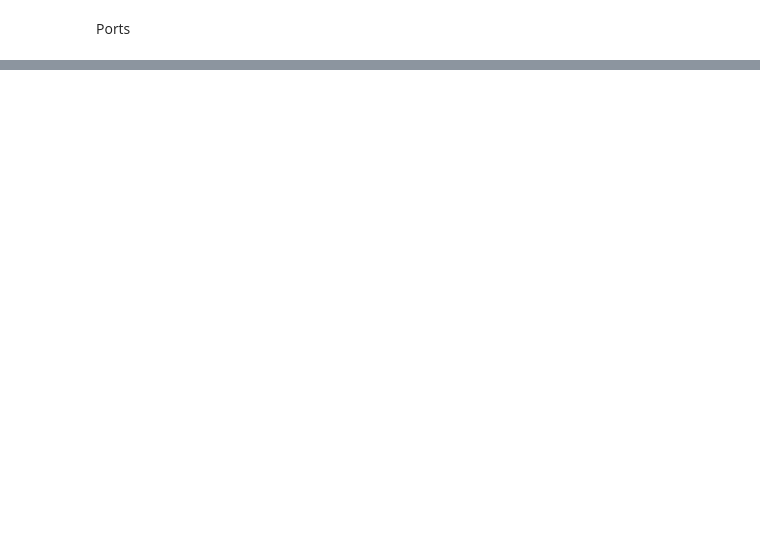
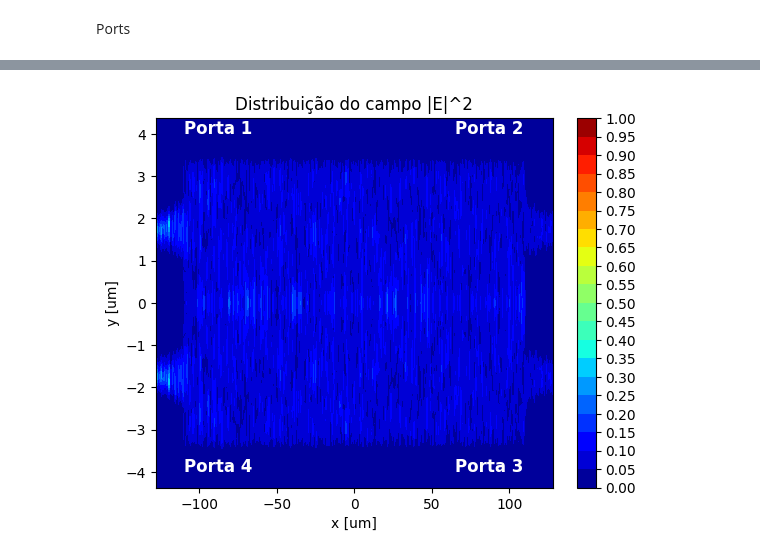
Before and after one commit to Lucivaldo1/MMI, a Jupyter notebook: MMI-FDTD.ipynb, the cells around one changed output, grey strips where cells are left out. Saved outputs shown, nothing was run; the diff lists cells and outputs as text; code cells hidden in the pictures; blank space fills up the shorter version.

```diff
--- a/MMI-FDTD.ipynb
+++ b/MMI-FDTD.ipynb
@@ -45,7 +45,7 @@ fdtdApi.setmaterial(matname, "color", np.array([0.5, 0.5, 0.5, 1])) # grey
 Dimensions
 # %%
 Wm = 7*um
-L  = 42.5*um #obtained via EME and varFDTD simulations
+L  = 220*um #obtained via EME and varFDTD simulations
 #tapers
 taper_large_tip = 1.5 * um
 taper_length = 15 * um
@@ -194,17 +208,19 @@ fdtdApi.set('z max bc', 'PML')
 # %% [markdown]
 Ports
 # %%
-for i in range(4):
-    fdtdApi.addport()
+for i in range(2):
+    fdtdApi.addmode()
     fdtdApi.set('name', f'port {str(i+1)}')
     fdtdApi.set('injection axis', injection_axis)
     fdtdApi.set('mode selection', mode_selection)
     fdtdApi.set('x', x_ports_positions[i])
     fdtdApi.set('y', y_ports_positions[i])
     fdtdApi.set('z', 0)
-    fdtdApi.set('x span', x_span_port)
+    #fdtdApi.set('x span', x_span_port)
     fdtdApi.set('y span', 2*um)
     fdtdApi.set('z span', z_span_port)
+    fdtdApi.set('wavelength start', wl_start)
+    fdtdApi.set('wavelength stop', wl_stop)
 # %%
 fdtdApi.addprofile()
 fdtdApi.set('override global monitor settings', True)
@@ -226,0 +275,36 @@ LumApiError: 'run can have at most 1 argument when first argument is a string'
+# %%
+#field profile
+E = fdtdApi.getresult('monitor', 'E')
+
+x = E['x']
+x = x[:,0]/um
+y = E['y']
+y = y[:,0]/um
+z = E['z']
+
+E = E['E']
+
+Ex = E[:,:,0,:,0]
+Ey = E[:,:,0,:,1]
+Ez = E[:,:,0,:,2]
+
+Emag = np.sqrt(np.abs(Ex)**2 + np.abs(Ey)**2 + np.abs(Ez)**2)
+# %%
+plt.figure()
+mycmap = plt.get_cmap('jet')
+
+v = np.linspace(0, 1, 21, endpoint=True)
+
+plt.contourf(x,y,np.transpose(Emag[:,:,0]), v, cmap=mycmap)
+plt.colorbar(ticks=v)
+plt.title('Distribuição do campo |E|^2', fontsize = 12)
+plt.ylabel('y [um]', fontsize = 10)
+plt.xlabel('x [um]', fontsize = 10)
+
+plt.text(-110,4, 'Porta 1', fontsize = 12, fontweight = 'bold', color='w')
+plt.text(65,4,'Porta 2', fontsize = 12, fontweight = 'bold', color='w')
+plt.text(65,-4,'Porta 3', fontsize = 12, fontweight = 'bold', color='w')
+plt.text(-110,-4, 'Porta 4', fontsize = 12, fontweight = 'bold', color='w')
+plt.savefig('Distribuição do campo E FDTD')
+# %% [output]
+[figure, added]
```
Also changed, not shown: parts of 19 cells of this notebook, 3 other files.
